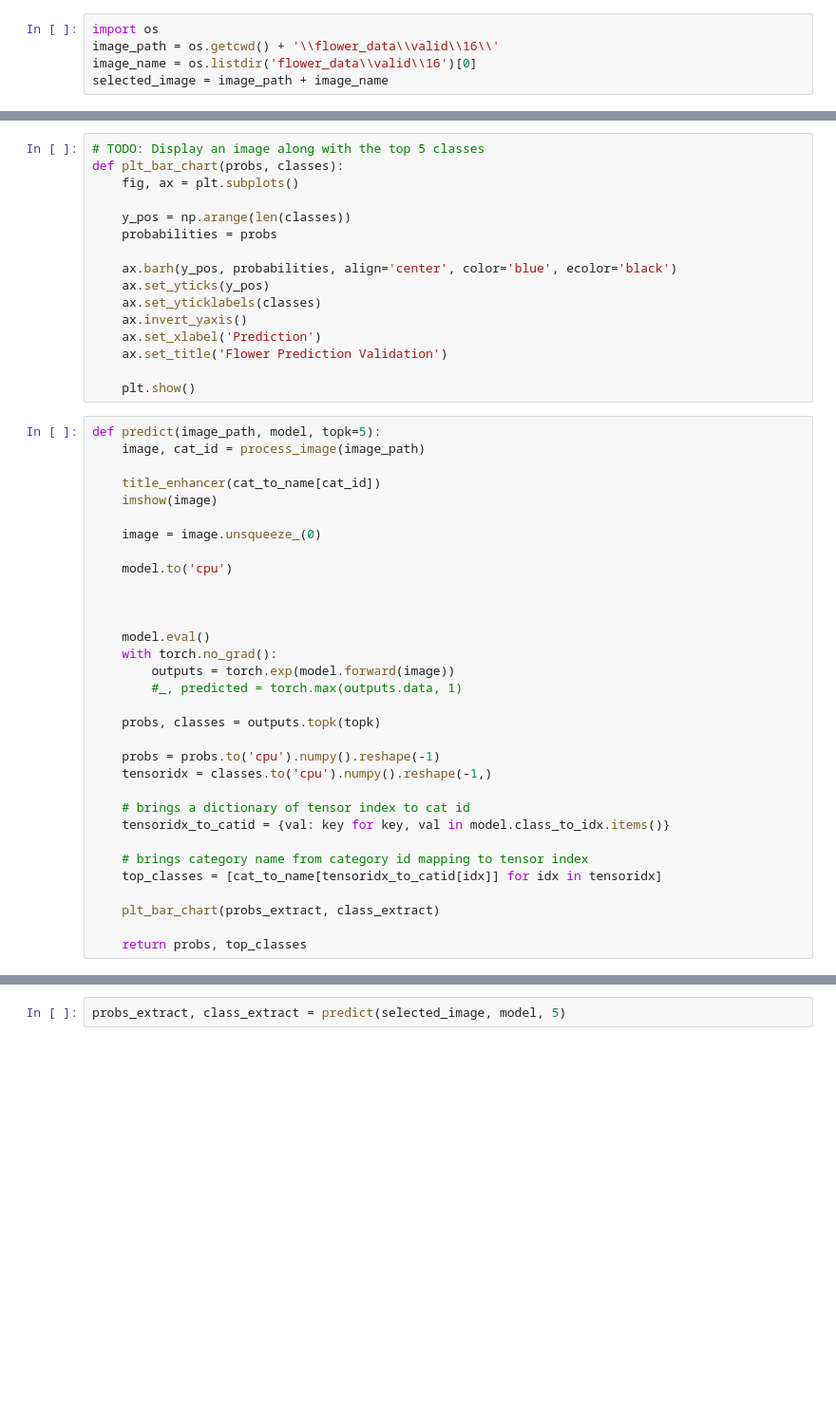
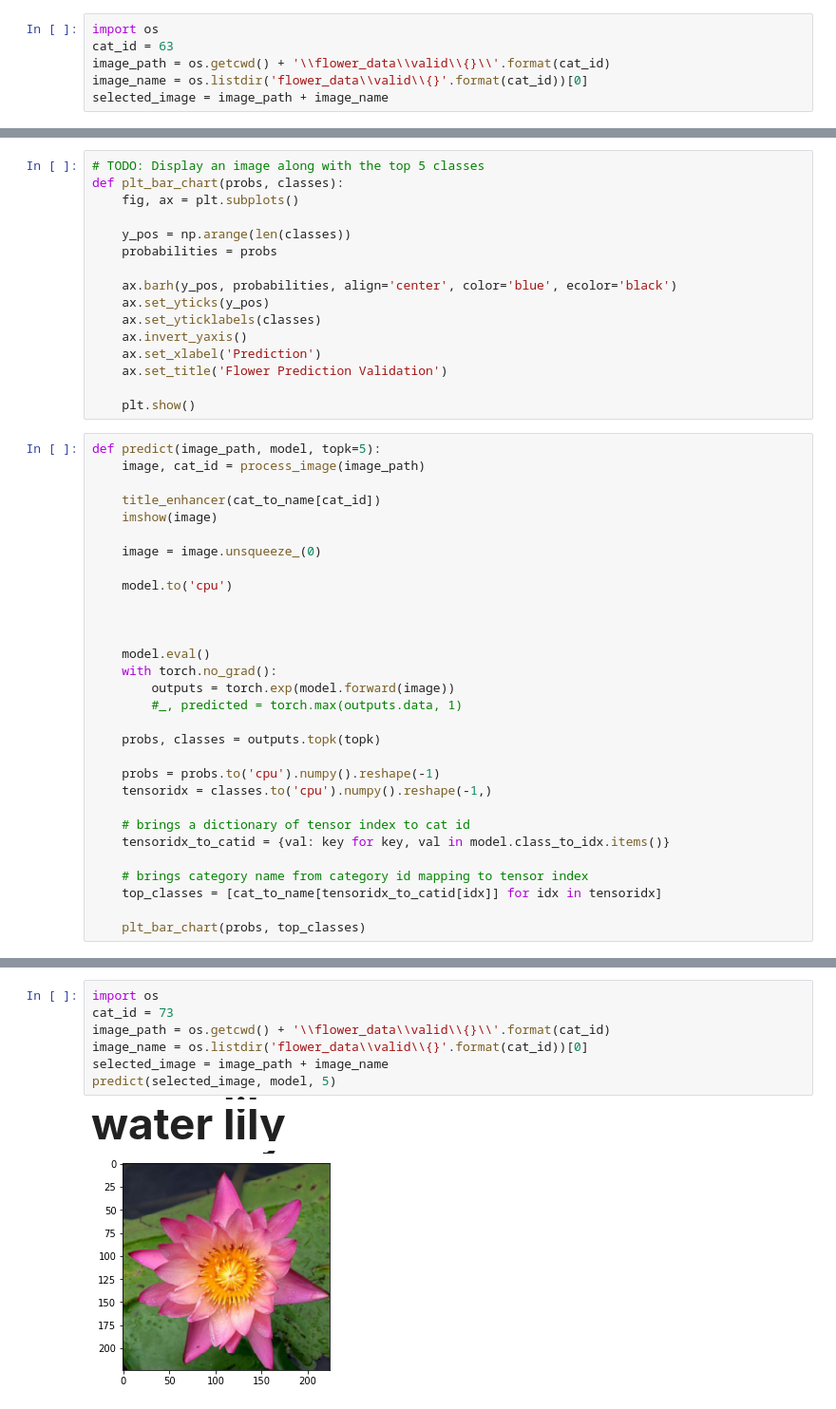
Before and after one commit to samlexrod/flower_classifier_project, a Jupyter notebook: Image Classifier Project.ipynb, the cells around one changed output, grey strips where cells are left out. Shown at 95% size. Cells and saved outputs as stored; diff of their text form; blank space fills up the shorter version.

```diff
--- a/Image Classifier Project.ipynb
+++ b/Image Classifier Project.ipynb
@@ -274,8 +292,9 @@ def imshow(image, ax=None, title=None):
     return ax
 # %%
 import os
-image_path = os.getcwd() + '\\flower_data\\valid\\16\\'
-image_name = os.listdir('flower_data\\valid\\16')[0]
+cat_id = 63
+image_path = os.getcwd() + '\\flower_data\\valid\\{}\\'.format(cat_id)
+image_name = os.listdir('flower_data\\valid\\{}'.format(cat_id))[0]
 selected_image = image_path + image_name
 # %%
 image = process_image(selected_image)[0]
@@ -345,9 +367,7 @@ def predict(image_path, model, topk=5):
     # brings category name from category id mapping to tensor index
     top_classes = [cat_to_name[tensoridx_to_catid[idx]] for idx in tensoridx]
 
-    plt_bar_chart(probs_extract, class_extract)
-
-    return probs, top_classes
+    plt_bar_chart(probs, top_classes)
 # %% [markdown]
 ## Sanity Checking
 
@@ -356,5 +376,13 @@ Now that you can use a trained model for predictions, check to make sure it make
 <img src='assets/inference_example.png' width=300px>
 
 You can convert from the class integer encoding to actual flower names with the `cat_to_name.json` file (should have been loaded earlier in the notebook). To show a PyTorch tensor as an image, use the `imshow` function defined above.
-# %%
-probs_extract, class_extract = predict(selected_image, model, 5)
+# %%
+import os
+cat_id = 73
+image_path = os.getcwd() + '\\flower_data\\valid\\{}\\'.format(cat_id)
+image_name = os.listdir('flower_data\\valid\\{}'.format(cat_id))[0]
+selected_image = image_path + image_name
+predict(selected_image, model, 5)
+# %% [output]
+water lily
+[figure, added]
```
Also changed, not shown: parts of 4 cells of this notebook, 1 other file.
